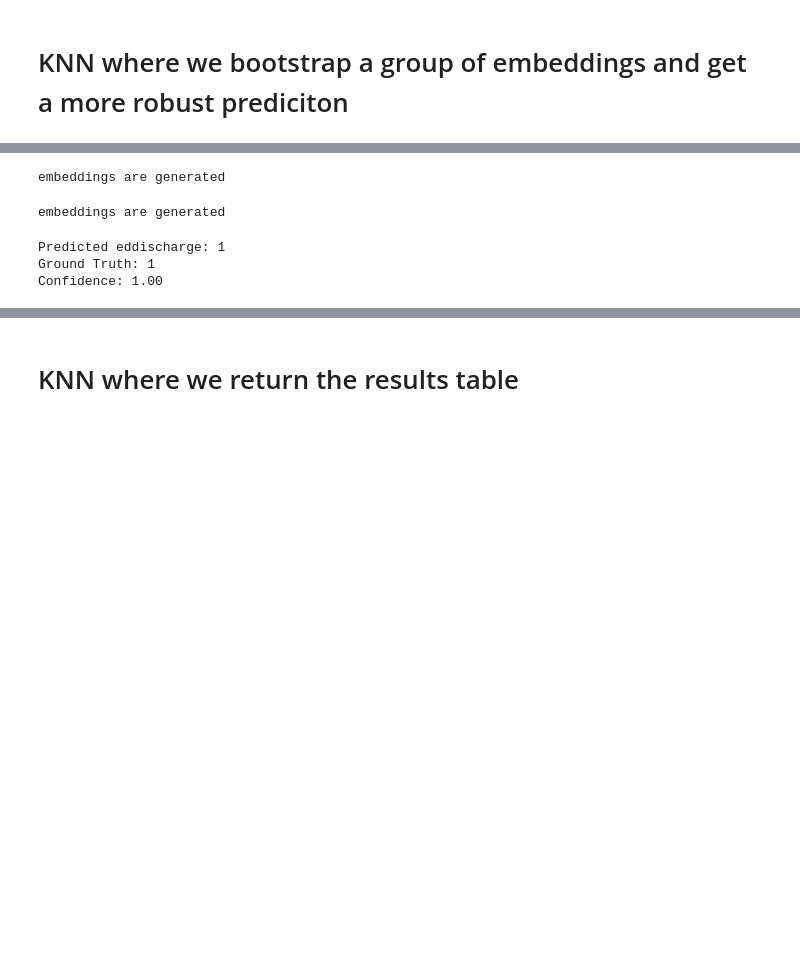
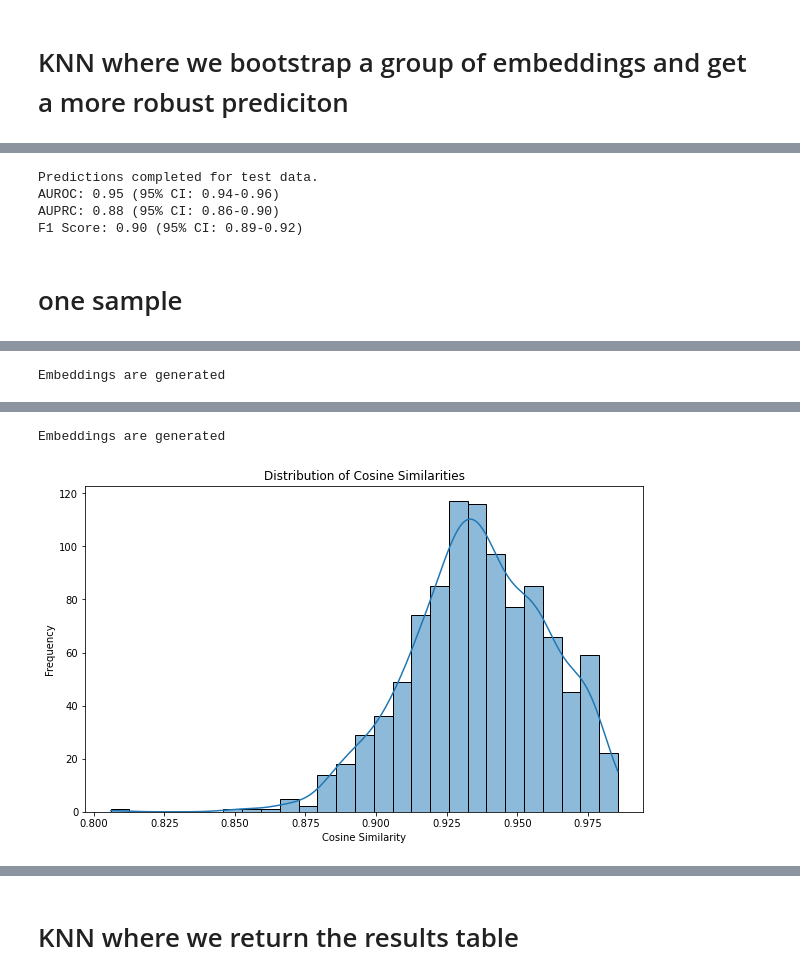
Before and after one commit to Simonlee711/Patient-Like-Me, a Jupyter notebook: plm.ipynb, the cells around one changed output, grey strips where cells are left out. Cells and saved outputs as stored; diff of their text form; code cells hidden in the pictures; blank space fills up the shorter version.

```diff
--- a/plm.ipynb
+++ b/plm.ipynb
@@ -179,14 +255,27 @@ Confidence: 0.78
-# %%
-query_text = df["patient_info"].iloc[0]
-data_source = temp
-model_name = "medicalai/ClinicalBERT"
-prediction, confidence = knn(query_text, data_source, model_name)
-print(f"Predicted eddischarge: {prediction}")
-print(f"Ground Truth: {df['eddischarge'].iloc[0]}")
-print(f"Confidence: {confidence:.2f}")
-# %% [output]
-embeddings are generated
-embeddings are generated
-Predicted eddischarge: 1
-Ground Truth: 1
-Confidence: 1.00
+# %%
+# Main execution
+from sklearn.model_selection import train_test_split
+
+# Split into train and test sets
+train_set, test_set = train_test_split(temp, test_size=0.2, random_state=42)
+
+# Initialize tokenizer and model once
+model_name = "medicalai/ClinicalBERT"
+tokenizer = AutoTokenizer.from_pretrained(model_name)
+model = AutoModel.from_pretrained(model_name)
+
+# Call the knn function with both training and testing datasets
+result = knn(train_data=train_set, test_data=test_set, tokenizer=tokenizer, model=model)
+
+# Output the statistics
+print("Predictions completed for test data.")
+print("AUROC: {:.2f} (95% CI: {:.2f}-{:.2f})".format(result["Metrics"]["AUROC"][0], result["Metrics"]["AUROC"][1][0], result["Metrics"]["AUROC"][1][1]))
+print("AUPRC: {:.2f} (95% CI: {:.2f}-{:.2f})".format(result["Metrics"]["AUPRC"][0], result["Metrics"]["AUPRC"][1][0], result["Metrics"]["AUPRC"][1][1]))
+print("F1 Score: {:.2f} (95% CI: {:.2f}-{:.2f})".format(result["Metrics"]["F1"][0], result["Metrics"]["F1"][1][0], result["Metrics"]["F1"][1][1]))
+# %% [output]
+Predictions completed for test data.
+AUROC: 0.95 (95% CI: 0.94-0.96)
+AUPRC: 0.88 (95% CI: 0.86-0.90)
+F1 Score: 0.90 (95% CI: 0.89-0.92)
+# %% [markdown]
+# one sample
@@ -192,0 +347,8 @@ Confidence: 1.00
+# %%
+query_text = df["patient_info"].iloc[0]
+data_source = temp
+model_name = "bert-base-uncased"
+similarities = knn(query_text, data_source, model_name)
+# print(f"Predicted eddischarge: {prediction}")
+# print(f"Ground Truth: {df['eddischarge'].iloc[0]}")
+# %% [output]
@@ -192,0 +372 @@ Confidence: 1.00
+Embeddings are generated
@@ -192,0 +390,2 @@ Confidence: 1.00
+Embeddings are generated
+[figure, added]
```
Also changed, not shown: parts of 8 cells of this notebook.
